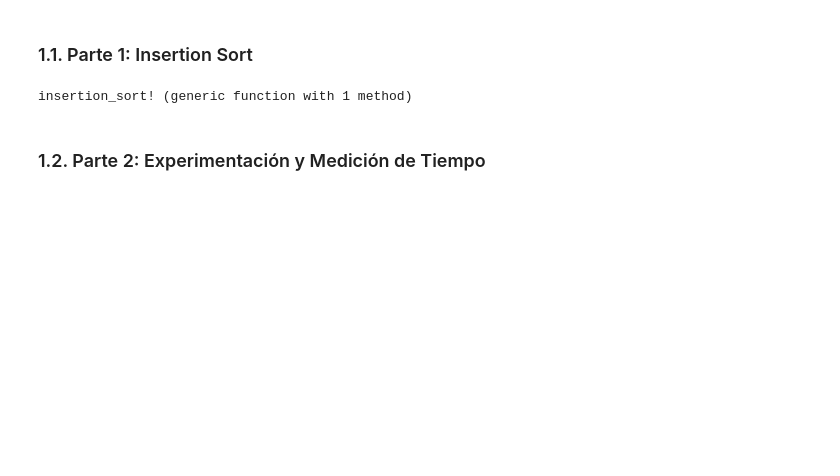
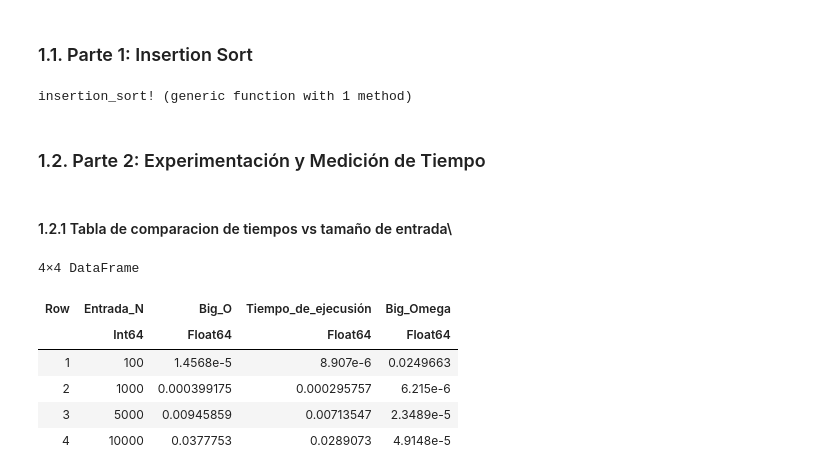
Before and after one commit to Mogacles/Codigos_Escuela, a Jupyter notebook: D201_Algoritmos_y_Estructuras_de_Datos/Practica_1_2/Practica_1_2_MoralesJosé.ipynb, the cells around one changed output. Drawn from its saved outputs; the diff is of its cells as text; code cells hidden in the pictures; blank space fills up the shorter version.

```diff
--- a/D201_Algoritmos_y_Estructuras_de_Datos/Practica_1_2/Practica_1_2_MoralesJosé.ipynb
+++ b/D201_Algoritmos_y_Estructuras_de_Datos/Practica_1_2/Practica_1_2_MoralesJosé.ipynb
@@ -81,0 +79,20 @@ plot(p1, p2, layout = (1,2), size = (900, 400))
+# %% [markdown]
+#### 1.2.1 Tabla de comparacion de tiempos vs tamaño de entrada\
+# %%
+# 1.2.1 Tabla comparativa de tiempos vs tamaño de entreada
+df = DataFrame(
+  Entrada_N = N,
+  Big_O = tiempos_big_o,
+  Tiempo_de_ejecusión = tiempos,
+  Big_Omega = tiempos_big_omega
+)
+
+display(df)
+# %% [output]
+4×4 DataFrame
+| Row | Entrada_N | Big_O | Tiempo_de_ejecusión | Big_Omega |
+|  | Int64 | Float64 | Float64 | Float64 |
+| 1 | 100 | 1.4568e-5 | 8.907e-6 | 0.0249663 |
+| 2 | 1000 | 0.000399175 | 0.000295757 | 6.215e-6 |
+| 3 | 5000 | 0.00945859 | 0.00713547 | 2.3489e-5 |
+| 4 | 10000 | 0.0377753 | 0.0289073 | 4.9148e-5 |
```
Also changed, not shown: parts of 5 cells of this notebook.
